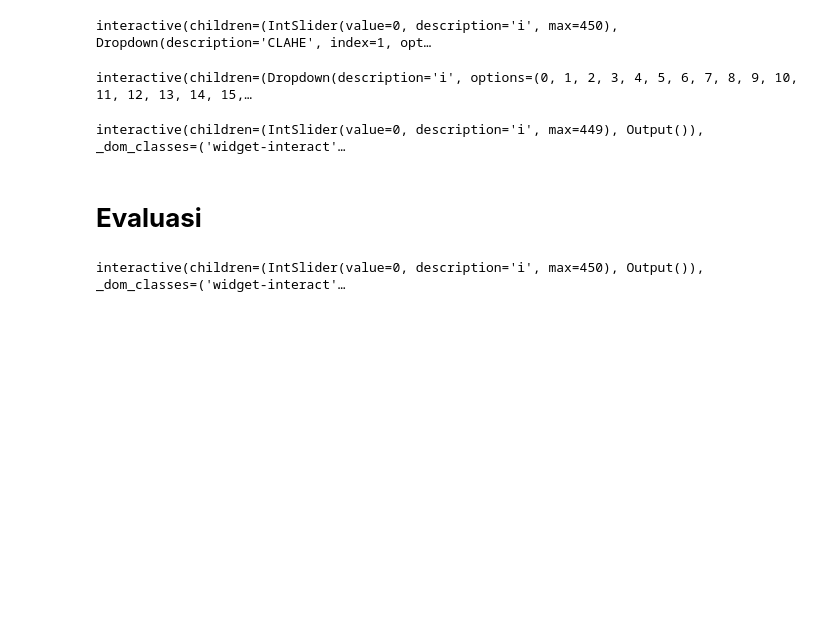
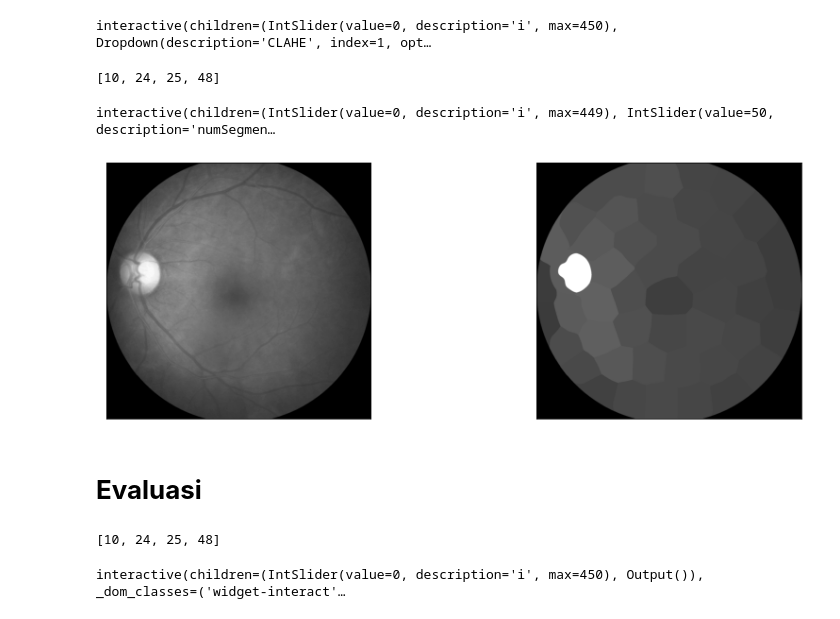
Before and after one commit to anasnafis77/Glaucoma-Detection-UNet, a Jupyter notebook: Kode/Deteksi Glaukoma.ipynb, the cells around one changed output. Cells and saved outputs as stored; diff of their text form; code cells hidden in the pictures; blank space fills up the shorter version.

```diff
--- a/Kode/Deteksi Glaukoma.ipynb
+++ b/Kode/Deteksi Glaukoma.ipynb
@@ -904,7 +904,7 @@ def SP_map(src, cl_img, mask, numSegments=50, sigma=10):
   return brightness_map
 # %%
 from tensorflow.python.ops.gen_math_ops import imag_eager_fallback
-def bright_detection(cl_img):
+def bright_detection(cl_img, thres_mult):
   h, w = cl_img.shape[:2]
   ret,_ = cv2.threshold(cl_img,0,255,cv2.THRESH_BINARY+cv2.THRESH_OTSU)
   cons = thres_mult
@@ -1002,7 +1002,12 @@ def lokalisasiOD(src, template_image, kanal, with_mask=False, thres_mult=8/3,
   y, x = list(zip(*np.where(hasil==np.max(hasil))))[0]
   disk_center = (x, y)
 
-
+  fig, ax = plt.subplots(1, 3, figsize=(15, 5))
+  plt.setp(ax, xticks=[], yticks=[])
+  ax[0].imshow(results[0], cmap='gray')
+  ax[1].imshow(results[1], cmap='gray')
+  ax[2].imshow(sp_map, cmap='gray')
+  plt.show()
   # draw the bounding box on the image
   if clahe_image:
     ROI, koordinat = ekstrakROI(disk_center, 550, cl_img)
@@ -1625,7 +1630,7 @@ def testsegment(n=0, segmentation='semantic'):
 interactive(children=(IntSlider(value=0, description='n', max=450), Dropdown(description='segmentation', index…
 # %%
 ix_train, ix_test = index_shuffle(f=2, random_state=4)
-_, temp_idx = build_image_template(df, ix_train,random_state=4, num_sample=100,
+template_image, temp_idx = build_image_template(df, ix_train,random_state=4, num_sample=100,
                                       old_ver=False, save=True, tipe='int')
 fig, ax = plt.subplots(1, 3, figsize=(15, 5))
 plt.setp(ax, xticks=[], yticks=[])
@@ -1781,21 +1786,19 @@ def channel_check(i=0, CLAHE=False):
   #plt.show()
 # %% [output]
 interactive(children=(IntSlider(value=0, description='i', max=450), Dropdown(description='CLAHE', index=1, opt…
+# %%
+idx90
+# %% [output]
+[10, 24, 25, 48]
 # %%
-@interact(i=true_idx, n=false_idx, show = ['success', 'failed'],
-          numSegments=(1, 100), rc=(1, 4), gc=(1, 4), spc=(1, 4))
-
-def roi(i = 0, n = 0, show='success', numSegments=30, sigma=10, rc=4, gc=4, spc=4):
+@interact(i=(0, 449), numSegments=(1, 100), rc=(1, 4), gc=(1, 4), spc=(1, 4))
+def roi(i = 0,numSegments=50, sigma=10, rc=4, gc=4, spc=4):
 
   # input image dan ground truth
-  if show=='success':
-    path = df["path"][i]
-    path_OD = df["path_OD_png"][i]
-    path_OC = df["path_OC_png"][i]
-  elif show=='failed':
-    path = df["path"][n]
-    path_OD = df["path_OD_png"][n]
-    path_OC = df["path_OC_png"][n]
+
+  path = df["path"][i]
+  path_OD = df["path_OD_png"][i]
+  path_OC = df["path_OC_png"][i]
 
   src = cv2.imread(path, 1)
   src = cv2.cvtColor(src, cv2.COLOR_BGR2RGB)
@@ -1839,7 +1842,7 @@ def roi(i = 0, n = 0, show='success', numSegments=30, sigma=10, rc=4, gc=4, spc=
 
   plt.show()
 # %% [output]
-interactive(children=(Dropdown(description='i', options=(0, 1, 2, 3, 4, 5, 6, 7, 8, 9, 10, 11, 12, 13, 14, 15,…
+interactive(children=(IntSlider(value=0, description='i', max=449), IntSlider(value=50, description='numSegmen…
 # %%
 def SP_map(src, cl_img, mask, numSegments=50, sigma=10):
   start = time.time()
@@ -1849,34 +1852,35 @@ def SP_map(src, cl_img, mask, numSegments=50, sigma=10):
   h, w = src.shape[:2]
   brightness_map = np.zeros([h, w], np.float32)
   src = src[:, :, 1]
   for label in labels:
     mask = np.zeros([h, w], np.uint8)
     mask[segments==label]=1
     brightness_map[segments==label] = np.max(src[segments==label])
   end = time.time()
   print('{:.2f}'.format(end-start))
   #brightness_map = cv2.GaussianBlur(brightness_map, (151, 151), 0)
   return brightness_map
 
 @interact(i=(0, 449))
 def test(i=0):
 
   src = cv2.imread(df['path'][i], 1)
   src = cv2.cvtColor(src, cv2.COLOR_BGR2RGB)
   clahe = cv2.createCLAHE(clipLimit =2.0, tileGridSize=(8,8))
   cl_img = src[:,:,1]
   cl_img = clahe.apply(cl_img)
   blurred = cv2.GaussianBlur(cl_img, (7, 7), 0)
   (T, mask) = cv2.threshold(blurred, 10 , 255, cv2.THRESH_BINARY)
   mask = mask/255
   bright_map = SP_map(src, cl_img, mask)
 
   fig, ax = plt.subplots(1,2, figsize=(15, 5))
+  plt.setp(ax, xticks=[], yticks=[])
   ax[0].imshow(src[:, :, 0], cmap='gray')
   ax[1].imshow(bright_map, cmap='gray')
   plt.show()
 # %% [output]
-interactive(children=(IntSlider(value=0, description='i', max=449), Output()), _dom_classes=('widget-interact'…
+[figure, added]
 # %% [markdown]
 # **Evaluasi**
 # %%
@@ -2014,6 +2018,10 @@ if seg:
 elif seg==False:
   result = pd.DataFrame({"detection_rate":detection,
                           "percent_detection" : percent_detection})
+# %%
+idx90
+# %% [output]
+[10, 24, 25, 48]
 # %%
 @interact(i=(0, 450))
 def show_groundtruth(i=0):
```
Also changed, not shown: parts of 3 cells of this notebook.
